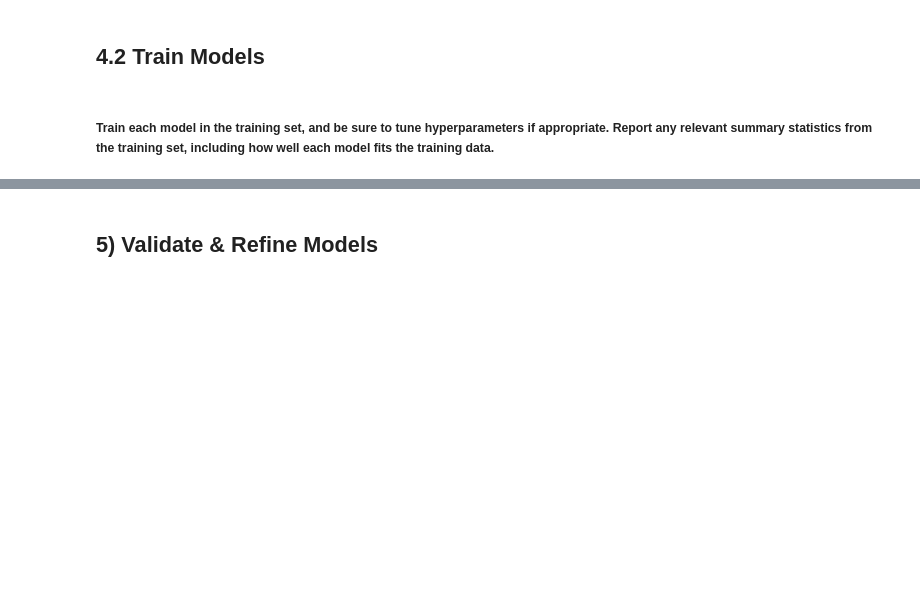
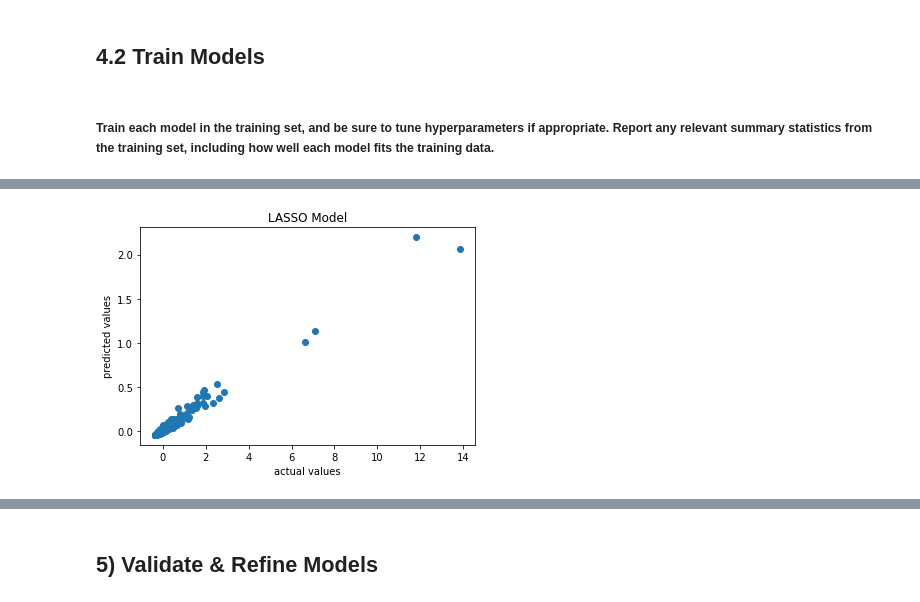
Before and after one commit to jharney0520/CSS_Project2_Team3_Fall2020, a Jupyter notebook: Project_2.ipynb, the cells around one changed output, grey strips where cells are left out. Cells and saved outputs as stored; diff of their text form; code cells hidden in the pictures; blank space fills up the shorter version.

```diff
--- a/Project_2.ipynb
+++ b/Project_2.ipynb
@@ -397,0 +861,18 @@ ValueError: Input contains NaN, infinity or a value too large for dtype('float64
+# %%
+#hyperparameter tuning
+
+param_grid = {'alpha': np.arange(.1, 1, .1),
+               'normalize': ['True', 'False'],
+             'fit_intercept': ['True', 'False'],
+             'solver': ['auto', 'svd', 'cholesky', 'lsqr']}
+
+ridge_grid_reg = GridSearchCV(ridge_reg, param_grid, cv=3, iid=False)
+ridge_grid_reg.fit(X_train, y_train)
+
+best_index = np.argmax(ridge_grid_reg.cv_results_["mean_test_score"])
+best_ridge_pred = ridge_grid_reg.best_estimator_.predict(X_validate)
+
+print(ridge_grid_reg.cv_results_["params"][best_index])
+print('Best CV R^2:', max(ridge_grid_reg.cv_results_["mean_test_score"]))
+print('Validation R^2:', ridge_grid_reg.score(X_validate, y_validate))
+print('Validation RMSE', rmse(best_ridge_pred, y_validate))
@@ -397,0 +891,10 @@ ValueError: Input contains NaN, infinity or a value too large for dtype('float64
+# %%
+# 3. LASSO Regression
+
+#create a model
+lasso_reg = Lasso(max_iter=10000)
+
+#fit a model
+lasso_model = lasso_reg.fit(X_train, y_train)
+lasso_reg_data = pd.DataFrame([lasso_model.coef_, X.columns]).T
+lasso_reg_data.columns = ['Coefficient', 'Feature']
@@ -397,0 +908,14 @@ ValueError: Input contains NaN, infinity or a value too large for dtype('float64
+# %%
+#Plotting Residuals
+
+# use the model to make predictions
+lasso_pred = lasso_model.predict(X_validate)
+
+# plot the predictions
+plt.scatter(y_validate, lasso_pred)
+plt.title('LASSO Model')
+plt.xlabel('actual values')
+plt.ylabel('predicted values')
+plt.show()
+# %% [output]
+[figure, added]
```
Also changed, not shown: parts of 92 cells of this notebook.
